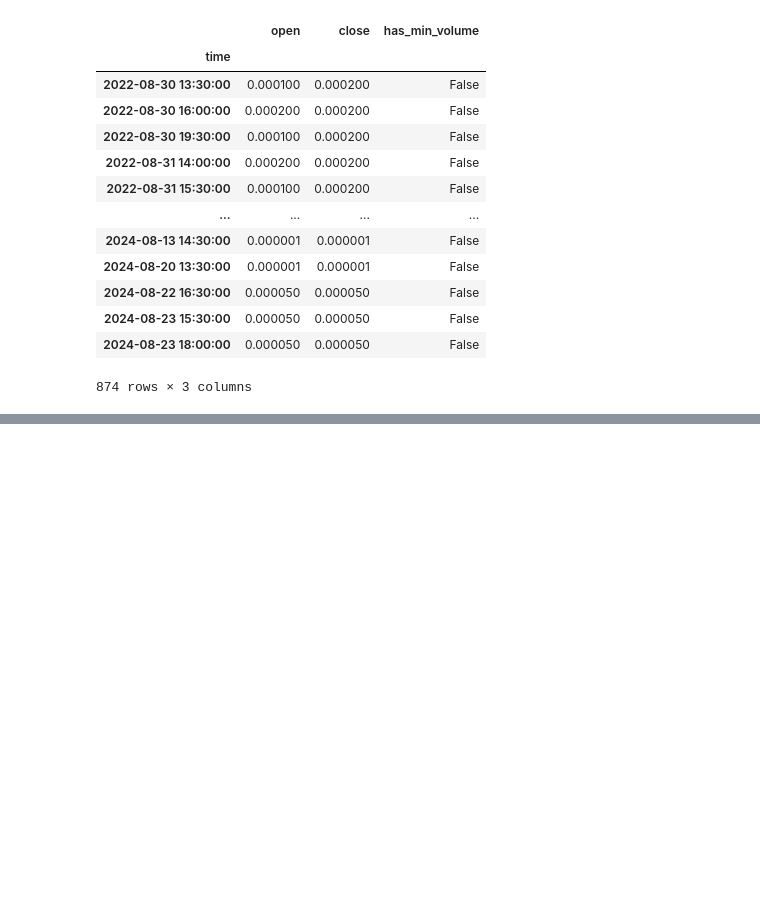
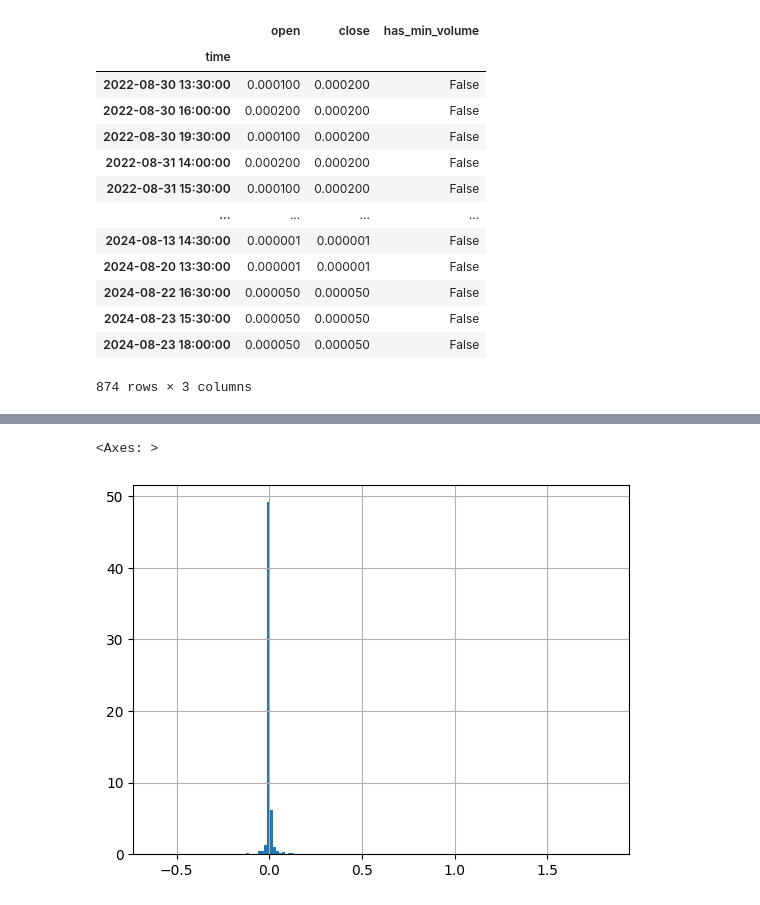
Before and after one commit to emskiphoto/Max-Possible-Return-from-Equities, a Jupyter notebook: src/Maximum Possible Return on Equity.ipynb, the cells around one changed output, grey strips where cells are left out. Drawn from its saved outputs; the diff is of its cells as text; code cells hidden in the pictures; blank space fills up the shorter version.

```diff
--- a/src/Maximum Possible Return on Equity.ipynb
+++ b/src/Maximum Possible Return on Equity.ipynb
@@ -43,0 +79,5 @@ assert dir_data.is_dir()
+# %%
+# local directory to hold processed output & more
+dir_data = pathlib.Path.cwd() / 'data'
+dir_data.mkdir(exist_ok=True)
+assert dir_data.is_dir()
@@ -297,0 +286,3 @@ df.isna().sum(axis=1).plot()
+# %%
+files_qualified = list(dir_data.glob('*_qualified.pkl'))
+files_qualified[:3]
@@ -297,0 +293,6 @@ df.isna().sum(axis=1).plot()
+# %%
+# %%timeit
+# Load from Pickle
+df_pickle = read_pickle(files_qualified[0])
+df_sparse = pd.concat(df_pickle, axis=1).astype(pd.SparseDtype("float"))
+df_sparse.info()
@@ -297,0 +316,5 @@ df.isna().sum(axis=1).plot()
+# %%
+df_sparse.mean().hist(bins=150, density=True)
+# %% [output]
+<Axes: >
+[figure, added]
```
Also changed, not shown: parts of 75 cells of this notebook, 2 other files.
